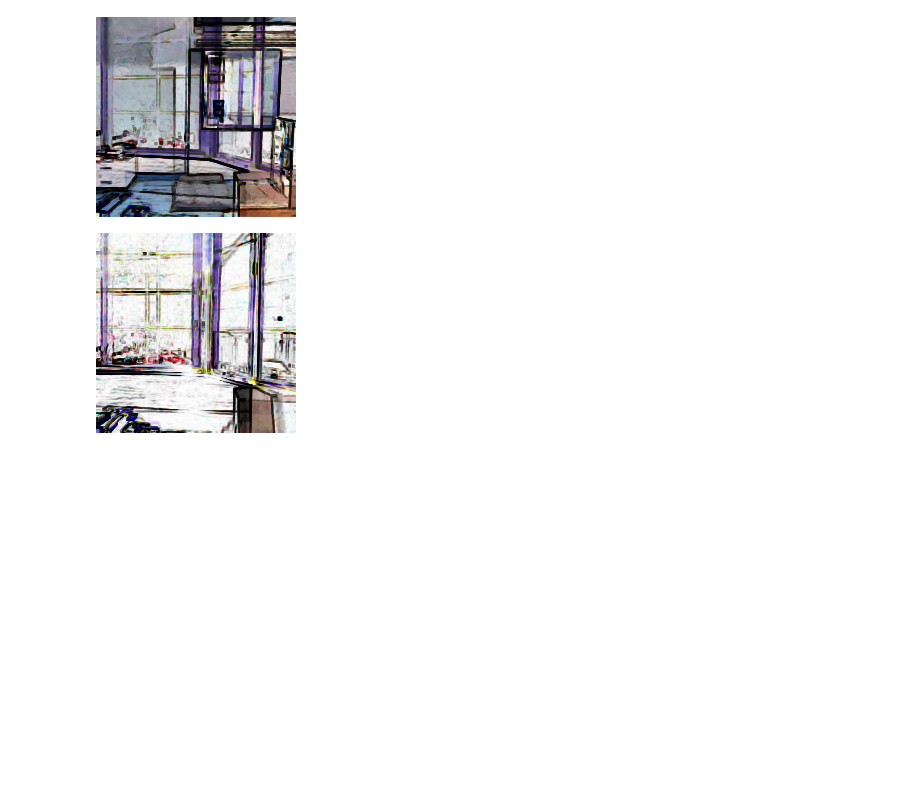
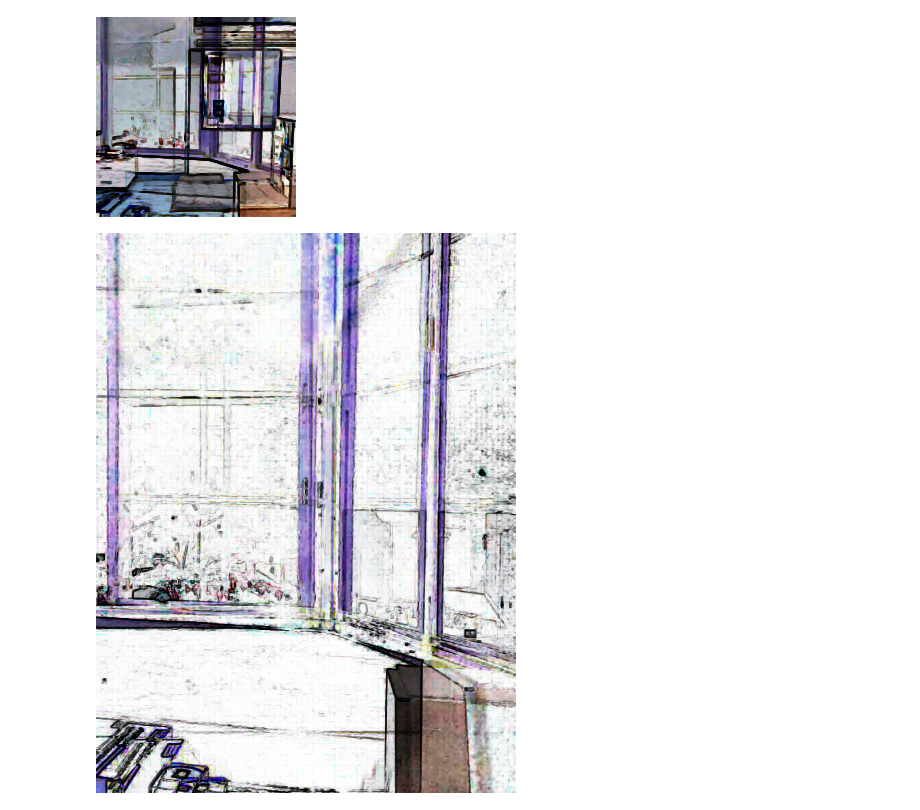
Before and after one commit to chngdickson/depth_ai, a Jupyter notebook: SSIM_visualization.ipynb, the cells around one changed output. Drawn from its saved outputs; the diff is of its cells as text; code cells hidden in the pictures; blank space fills up the shorter version.

```diff
--- a/SSIM_visualization.ipynb
+++ b/SSIM_visualization.ipynb
@@ -127,12 +127,12 @@ cv2_imshow(ssim_img*255)
 # %% [output]
 [figure]
 # %%
-left = read_img("depth_ai/images/left.jpg",(200,200))
-right = read_img("depth_ai/images/right.jpg",(200,200))
+left = read_img("depth_ai/images/left.jpg",(619,825))
+right = read_img("depth_ai/images/right.jpg",(619,825))
 
 # Comparing Images Side by Side
 similarity = SSIM(left,right)
 ssim_img = ssim_to_img(similarity)
 cv2_imshow(ssim_img*255)
 # %% [output]
-[figure, old version]
+[figure, new version]
```
Also changed, not shown: parts of 2 cells of this notebook.
